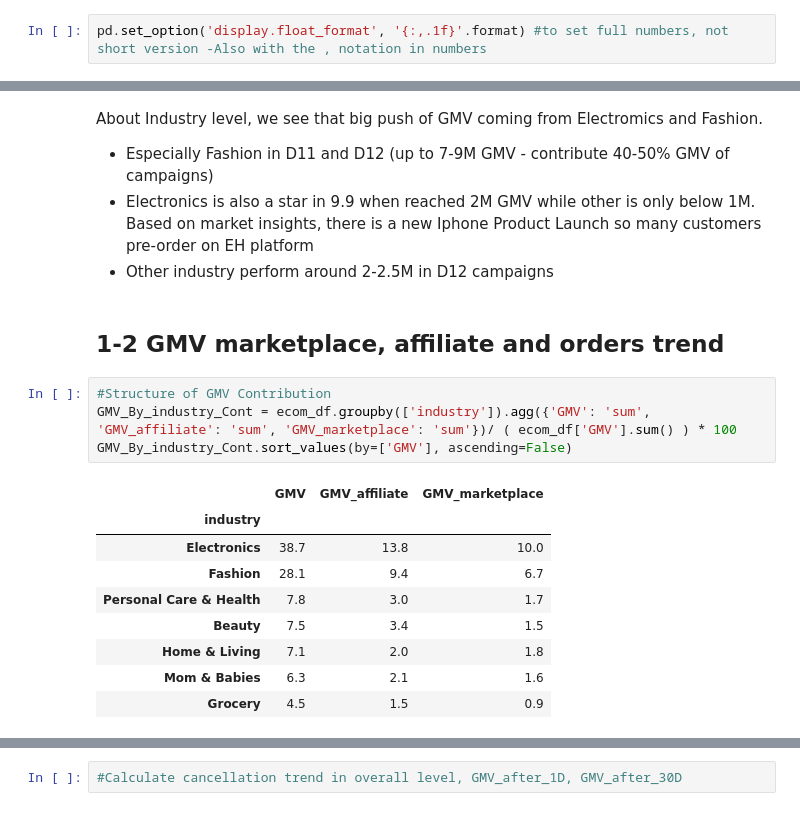
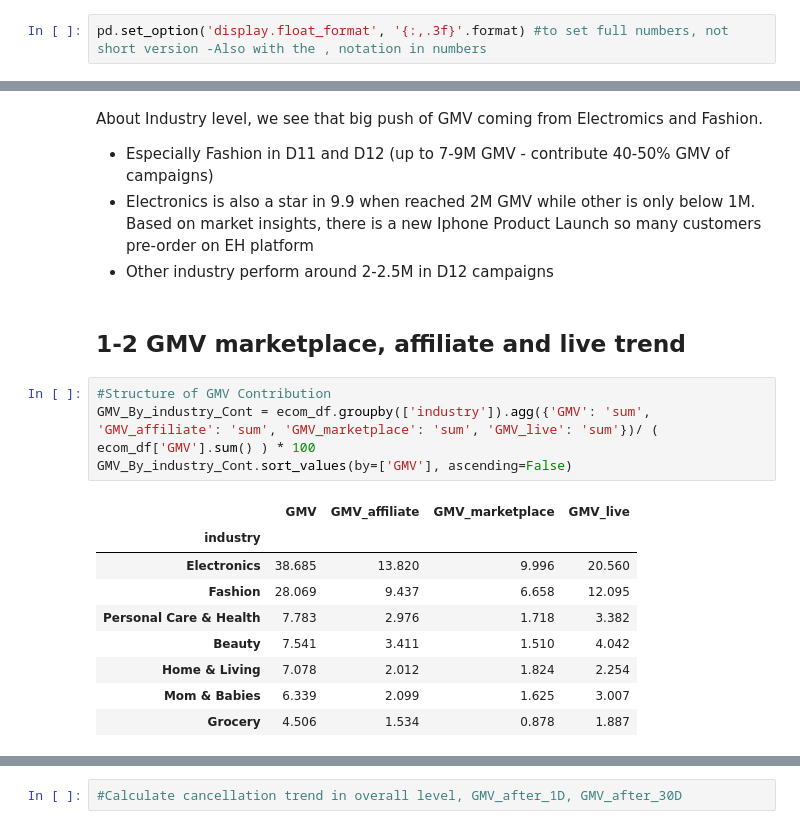
Before and after one commit to hoangfotu/ecommerce_predict_cancellation, a Jupyter notebook: 2. E-commerce Modeling Cancellation Prediction.ipynb, the cells around one changed output, grey strips where cells are left out. Cells and saved outputs as stored; diff of their text form.

```diff
--- a/2. E-commerce Modeling Cancellation Prediction.ipynb
+++ b/2. E-commerce Modeling Cancellation Prediction.ipynb
@@ -12,5 +17,5 @@ from sklearn.metrics import accuracy_score, roc_auc_score, classification_report
 # %%
-pd.set_option('display.float_format', '{:,.1f}'.format) #to set full numbers, not short version -Also with the , notation in numbers
+pd.set_option('display.float_format', '{:,.3f}'.format) #to set full numbers, not short version -Also with the , notation in numbers
 # %%
 # Find optimal threshold using precision-recall curve
 from sklearn.metrics import precision_recall_curve
@@ -270,18 +266,18 @@ About Industry level, we see that big push of GMV coming from Electromics and Fa
 - Electronics is also a star in 9.9 when reached 2M GMV while other is only below 1M. Based on market insights, there is a new Iphone Product Launch so many customers pre-order on EH platform
 - Other industry perform around 2-2.5M in D12 campaigns
 # %% [markdown]
-## 1-2 GMV marketplace, affiliate and orders trend
+## 1-2 GMV marketplace, affiliate and live trend
 # %%
 #Structure of GMV Contribution
-GMV_By_industry_Cont = ecom_df.groupby(['industry']).agg({'GMV': 'sum', 'GMV_affiliate': 'sum', 'GMV_marketplace': 'sum'})/ ( ecom_df['GMV'].sum() ) * 100
+GMV_By_industry_Cont = ecom_df.groupby(['industry']).agg({'GMV': 'sum', 'GMV_affiliate': 'sum', 'GMV_marketplace': 'sum', 'GMV_live': 'sum'})/ ( ecom_df['GMV'].sum() ) * 100
 GMV_By_industry_Cont.sort_values(by=['GMV'], ascending=False)
 # %% [output]
-|  | GMV | GMV_affiliate | GMV_marketplace |
-| industry |  |  |  |
-| Electronics | 38.7 | 13.8 | 10.0 |
-| Fashion | 28.1 | 9.4 | 6.7 |
-| Personal Care & Health | 7.8 | 3.0 | 1.7 |
-| Beauty | 7.5 | 3.4 | 1.5 |
-| Home & Living | 7.1 | 2.0 | 1.8 |
-| Mom & Babies | 6.3 | 2.1 | 1.6 |
-| Grocery | 4.5 | 1.5 | 0.9 |
+|  | GMV | GMV_affiliate | GMV_marketplace | GMV_live |
+| industry |  |  |  |  |
+| Electronics | 38.685 | 13.820 | 9.996 | 20.560 |
+| Fashion | 28.069 | 9.437 | 6.658 | 12.095 |
+| Personal Care & Health | 7.783 | 2.976 | 1.718 | 3.382 |
+| Beauty | 7.541 | 3.411 | 1.510 | 4.042 |
+| Home & Living | 7.078 | 2.012 | 1.824 | 2.254 |
+| Mom & Babies | 6.339 | 2.099 | 1.625 | 3.007 |
+| Grocery | 4.506 | 1.534 | 0.878 | 1.887 |
```
Also changed, not shown: parts of 223 cells of this notebook.
